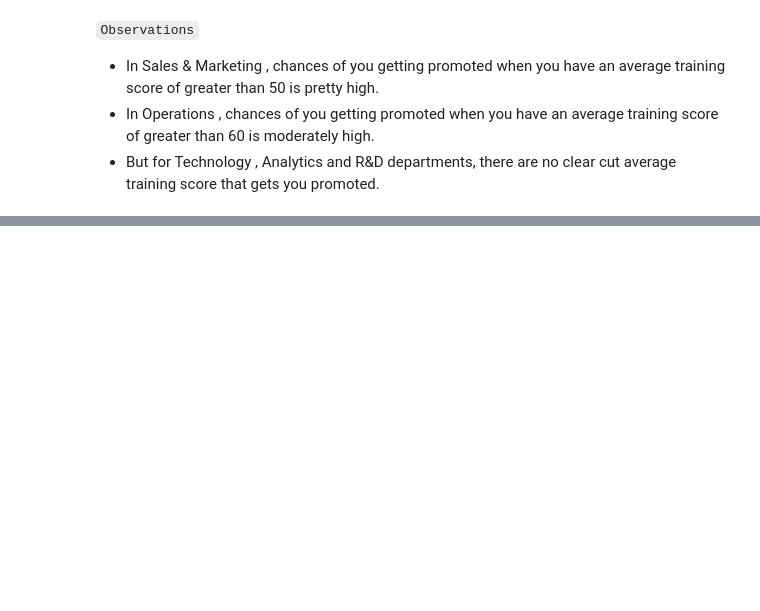
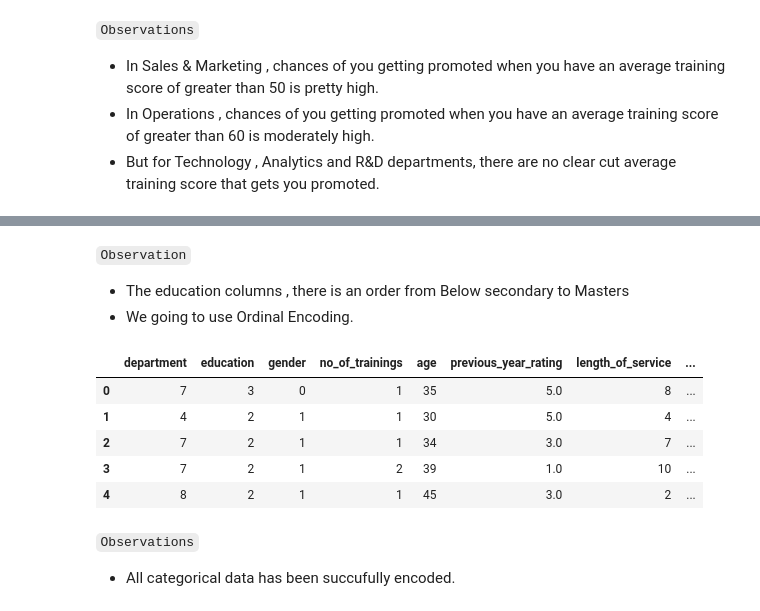
Before and after one commit to raiyan-aegon/My-Portfolio, a Jupyter notebook: Python/Machine Learning/Employee Promotion Prediction/employee_promotion.ipynb, the cells around one changed output, grey strips where cells are left out. Cells and saved outputs as stored; diff of their text form; code cells hidden in the pictures; blank space fills up the shorter version.

```diff
--- a/Python/Machine Learning/Employee Promotion Prediction/employee_promotion.ipynb
+++ b/Python/Machine Learning/Employee Promotion Prediction/employee_promotion.ipynb
@@ -647,0 +663,10 @@ of greater than 60 is moderately high.
+# %%
+## We remove some of the columns which are not useful for the promotion prediction
+
+# The Recruittment channel is the least related to the promotion of an employee
+# region contributes to less when it comes to employee promotion
+# Employee Id columns too
+
+
+train_df = train_df.drop(['recruitment_channel','region','employee_id'],axis=1)
+test_df = test_df.drop(['recruitment_channel','region','employee_id'],axis=1)
@@ -647,0 +715,38 @@ of greater than 60 is moderately high.
+# %%
+## Using label encoder for department columns
+
+#initilaize labelEncoder
+le = LabelEncoder()
+
+#trasforming the column
+train_df['department'] = le.fit_transform(train_df['department'])
+test_df['department'] = le.fit_transform(test_df['department'])
+# %%
+## encoding the gender column
+train_df['gender'] = le.fit_transform(train_df['gender'])
+test_df['gender'] = le.fit_transform(test_df['gender'])
+# %% [markdown]
+`Observation`
+* The education columns , there is an order from Below secondary to Masters
+* We going to use Ordinal Encoding.
+# %%
+## Ordinal encoding the enducation column (Since the )
+
+
+train_df['education'] = train_df['education'].replace(("Master's & above","Bachelor's","Below Secondary"),
+                                                     (3,2,1))
+test_df['education']  = test_df['education'].replace(("Master's & above","Bachelor's","Below Secondary"),
+                                                     (3,2,1))
+# %%
+# we check to see if everything came out as expected
+train_df.head()
+# %% [output]
+|  | department | education | gender | no_of_trainings | age | previous_year_rating | length_of_service | ... |
+| 0 | 7 | 3 | 0 | 1 | 35 | 5.0 | 8 | ... |
+| 1 | 4 | 2 | 1 | 1 | 30 | 5.0 | 4 | ... |
+| 2 | 7 | 2 | 1 | 1 | 34 | 3.0 | 7 | ... |
+| 3 | 7 | 2 | 1 | 2 | 39 | 1.0 | 10 | ... |
+| 4 | 8 | 2 | 1 | 1 | 45 | 3.0 | 2 | ... |
+# %% [markdown]
+`Observations`
+* All categorical data has been succufully encoded.
```
Also changed, not shown: parts of 26 cells of this notebook.
